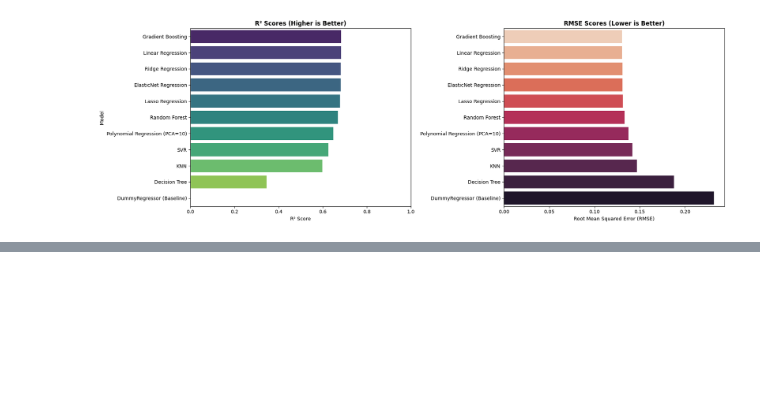
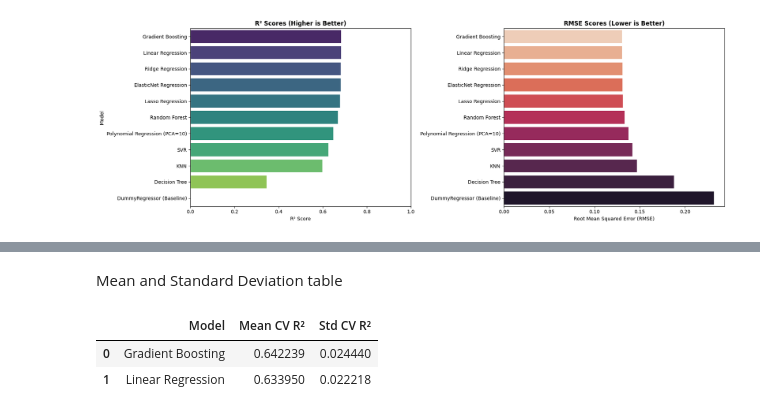
Before and after one commit to Reshma925/Vectora, a Jupyter notebook: Regression Track A/Regression.ipynb, the cells around one changed output, grey strips where cells are left out. Drawn from its saved outputs; the diff is of its cells as text; code cells hidden in the pictures; blank space fills up the shorter version.

```diff
--- a/Regression Track A/Regression.ipynb
+++ b/Regression Track A/Regression.ipynb
@@ -592,0 +636,14 @@ plt.show()
+# %% [markdown]
+Mean and Standard Deviation table
+# %%
+cv_summary = pd.DataFrame({
+    'Model': cv_results.keys(),
+    'Mean CV R²': [scores.mean() for scores in cv_results.values()],
+    'Std CV R²': [scores.std() for scores in cv_results.values()]
+})
+
+display(cv_summary)
+# %% [output]
+|  | Model | Mean CV R² | Std CV R² |
+| 0 | Gradient Boosting | 0.642239 | 0.024440 |
+| 1 | Linear Regression | 0.633950 | 0.022218 |
```
Also changed, not shown: parts of 6 cells of this notebook.
